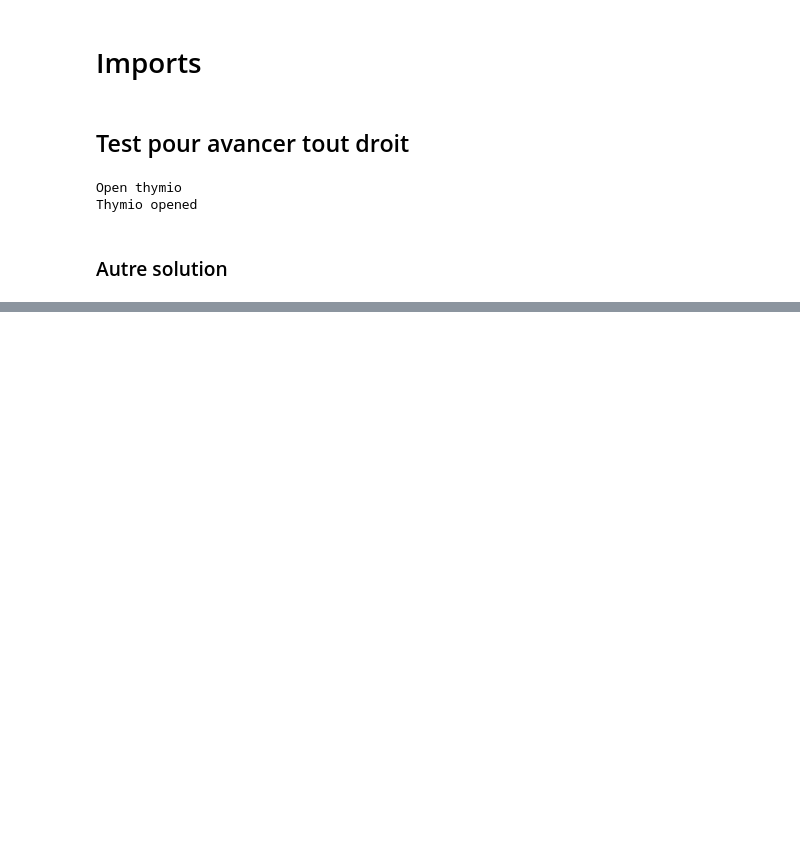
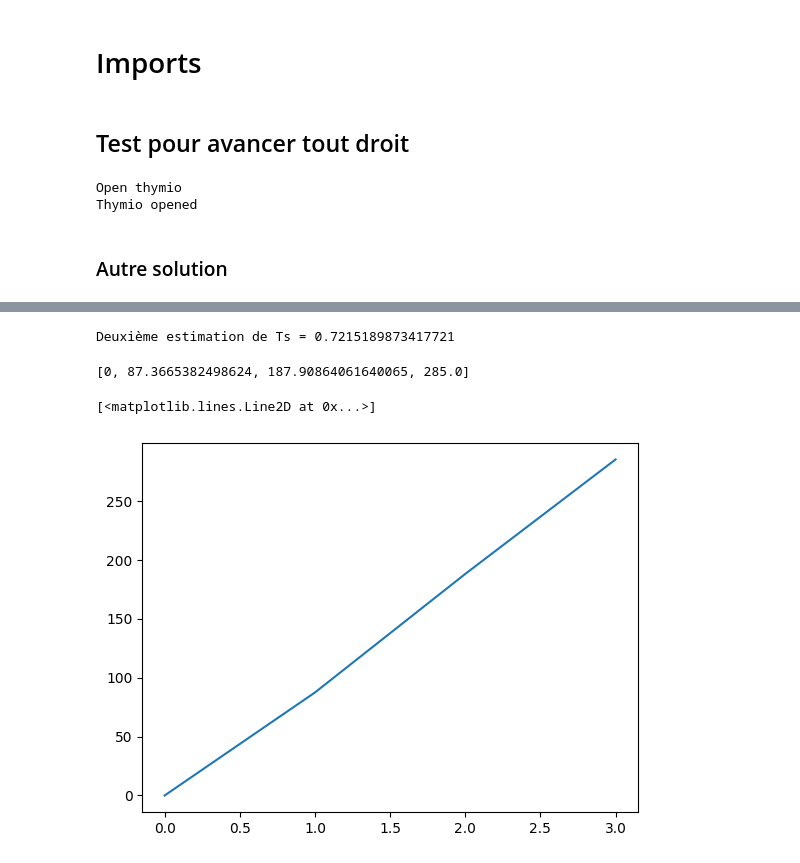
Before and after one commit to marinPh/mobileRobt38, a Jupyter notebook: test_controle.ipynb, the cells around one changed output, grey strips where cells are left out. Cells and saved outputs as stored; diff of their text form; code cells hidden in the pictures; blank space fills up the shorter version.

```diff
--- a/test_controle.ipynb
+++ b/test_controle.ipynb
@@ -186,0 +192,20 @@ plt.plot(V)
+# %%
+x_traveled = 285 # mm
+
+Ts_2=x_traveled/np.sum(V[:-1])
+
+print(f'Deuxième estimation de Ts = {Ts_2}')
+# %% [output]
+Deuxième estimation de Ts = 0.7215189873417721
+# %%
+Distance_2 = [0]
+
+for i in range(len(V)-1):
+    Distance_2.append(Distance_2[-1] + Ts_2*V[i])
+
+print(Distance_2)
+plt.plot(Distance_2)
+# %% [output]
+[0, 87.3665382498624, 187.90864061640065, 285.0]
+[<matplotlib.lines.Line2D at 0x...>]
+[figure, added]
```
Also changed, not shown: parts of 26 cells of this notebook, 1 other file.
